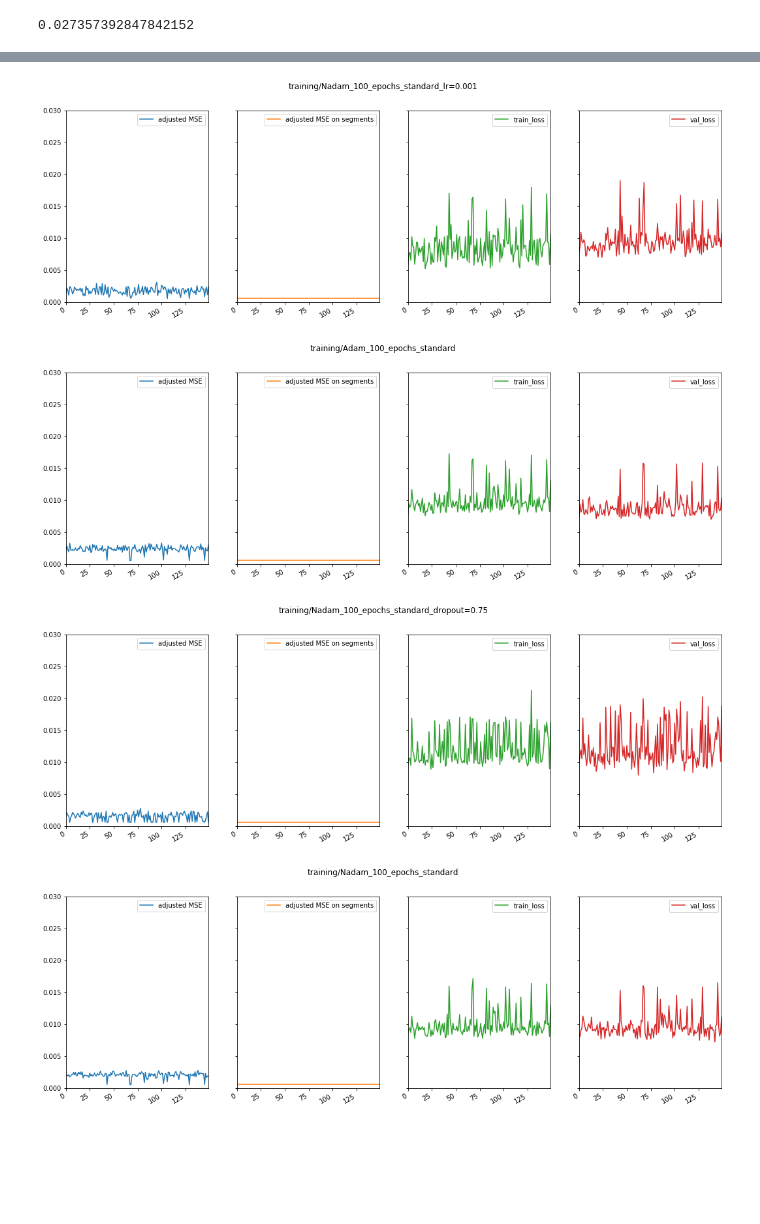
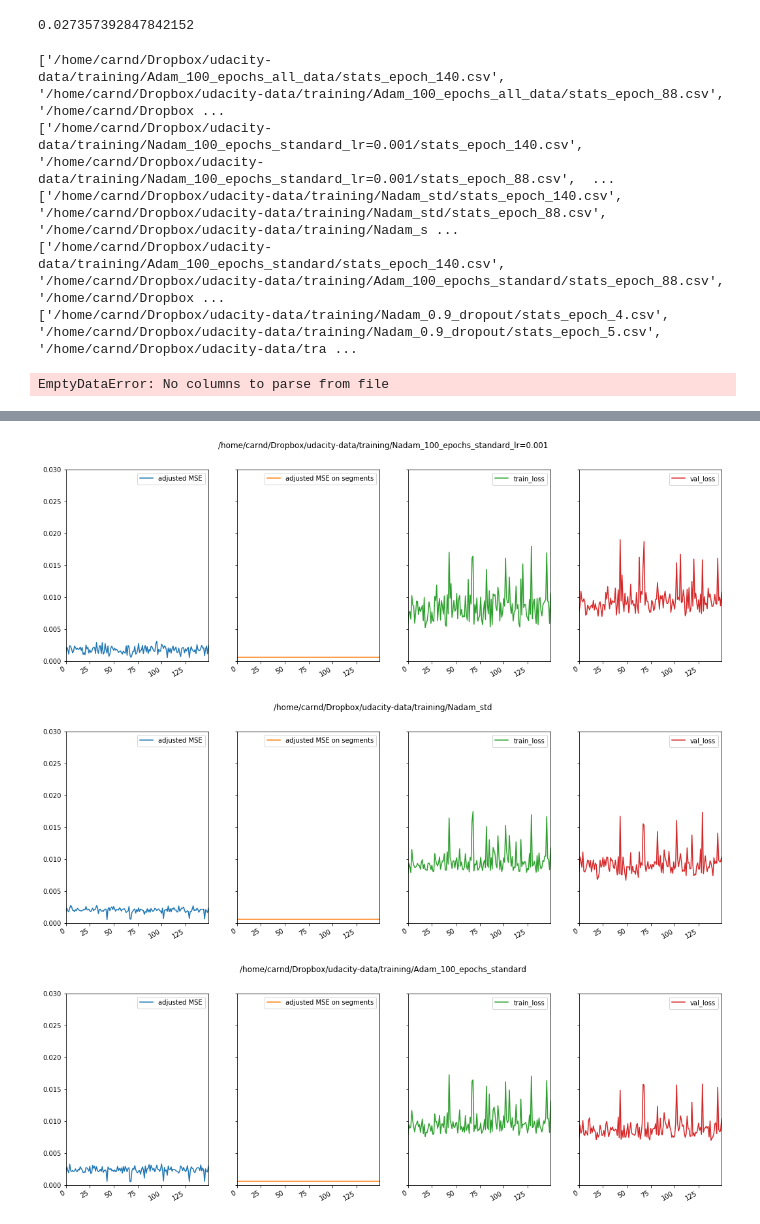
Before and after one commit to gavinong10/CarND-Behavioral-Cloning-P3, a Jupyter notebook: explore.ipynb, the cells around one changed output, grey strips where cells are left out. Cells and saved outputs as stored; diff of their text form; code cells hidden in the pictures; blank space fills up the shorter version.

```diff
--- a/explore.ipynb
+++ b/explore.ipynb
@@ -35,17 +35,20 @@ df[size_filter][['steering', 'groups']].groupby('groups')['steering'].aggregate(
 # %% [output]
 0.027357392847842152
 # %%
-training_dir = 'training'
+training_dir = '/home/carnd/Dropbox/udacity-data/training'
 training_runs = [training_dir + '/' + x for x in os.listdir(training_dir)]
 
 for run in training_runs:
-
-
-
-
     stats_data_files = [run + '/' + x for x in os.listdir(run) if 'stats' in x]
+    print(stats_data_files)
     df = pd.concat([pd.read_csv(x, header=None).pivot_table(index=0).transpose() for x in stats_data_files]).reset_index()
     del df['index']
     #df['adjusted MSE'].plot(kind='line')
     df.plot(subplots=True, kind='line', layout=(1,4), figsize=(18,6), sharey = True, ylim=(0, 0.03), title=run)
 # %% [output]
+['/home/carnd/Dropbox/udacity-data/training/Adam_100_epochs_all_data/stats_epoch_140.csv', '/home/carnd/Dropbox/udacity-data/training/Adam_100_epochs_all_data/stats_epoch_88.csv', '/home/carnd/Dropbox ...
+['/home/carnd/Dropbox/udacity-data/training/Nadam_100_epochs_standard_lr=0.001/stats_epoch_140.csv', '/home/carnd/Dropbox/udacity-data/training/Nadam_100_epochs_standard_lr=0.001/stats_epoch_88.csv',  ...
+['/home/carnd/Dropbox/udacity-data/training/Nadam_std/stats_epoch_140.csv', '/home/carnd/Dropbox/udacity-data/training/Nadam_std/stats_epoch_88.csv', '/home/carnd/Dropbox/udacity-data/training/Nadam_s ...
+['/home/carnd/Dropbox/udacity-data/training/Adam_100_epochs_standard/stats_epoch_140.csv', '/home/carnd/Dropbox/udacity-data/training/Adam_100_epochs_standard/stats_epoch_88.csv', '/home/carnd/Dropbox ...
+['/home/carnd/Dropbox/udacity-data/training/Nadam_0.9_dropout/stats_epoch_4.csv', '/home/carnd/Dropbox/udacity-data/training/Nadam_0.9_dropout/stats_epoch_5.csv', '/home/carnd/Dropbox/udacity-data/tra ...
+EmptyDataError: No columns to parse from file
@@ -53,4 +56,3 @@ for run in training_runs:
-[figure, old version]
+[figure, new version]
-[figure, old version]
+[figure, new version]
-[figure, old version]
+[figure, new version]
-[figure, removed]
```
Also changed, not shown: parts of 1 cell of this notebook, 3 other files.
